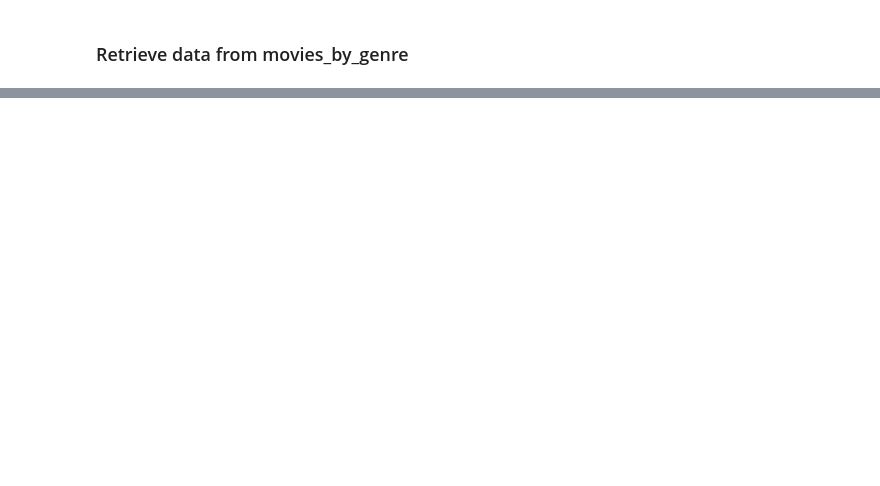
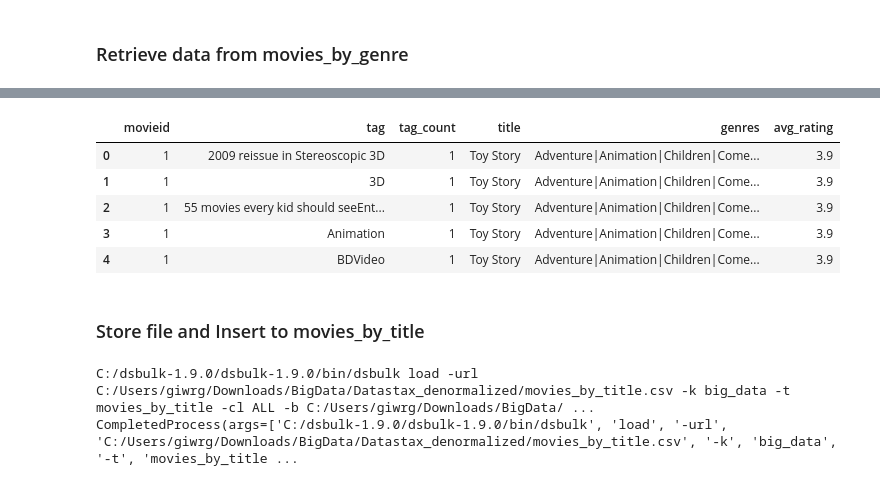
Before and after one commit to gkontogiannhs/Big-Data-Cassandra-Python, a Jupyter notebook: cassandra.ipynb, the cells around one changed output, grey strips where cells are left out. Drawn from its saved outputs; the diff is of its cells as text; code cells hidden in the pictures; blank space fills up the shorter version.

Commit message:
dsbulk script

```diff
--- a/cassandra.ipynb
+++ b/cassandra.ipynb
@@ -241,0 +253,7 @@ Title: Macao  Rating: 3.8 Release Date: 1952
+# %%
+tags = read_csv(mypath+'archive/tag.csv', usecols=['movieId', 'tag'])
+tags = tags.rename(columns={'movieId':'movieid'})
+tags['tag'].replace(r'[^\w\s]','',regex=True, inplace = True)
+tags = tags[tags['tag'].str.len() > 1]
+
+tags.head()
@@ -241,0 +262,4 @@ Title: Macao  Rating: 3.8 Release Date: 1952
+# %%
+movies_by_title = merge(left=tags, right=movies.loc[:, 'movieid':'genres'], left_on='movieid', right_on='movieid')
+print(movies_by_title.shape)
+movies_by_title.head()
@@ -241,0 +274,22 @@ Title: Macao  Rating: 3.8 Release Date: 1952
+# %%
+movies_by_title = movies_by_title.groupby(by=['movieid', 'tag'])['tag'].count().reset_index(name='tag_count')
+movies_by_title = merge(left=movies_by_title, right=movies.loc[:, 'movieid':'genres'], left_on='movieid', right_on='movieid')
+movie_info_by_title = merge(left=movies_by_title, right=avgs, left_on='movieid', right_on='movieid')
+print(movie_info_by_title.shape)
+movie_info_by_title.head()
+# %% [output]
+|  | movieid | tag | tag_count | title | genres | avg_rating |
+| 0 | 1 | 2009 reissue in Stereoscopic 3D | 1 | Toy Story | Adventure|Animation|Children|Come... | 3.9 |
+| 1 | 1 | 3D | 1 | Toy Story | Adventure|Animation|Children|Come... | 3.9 |
+| 2 | 1 | 55 movies every kid should seeEnt... | 1 | Toy Story | Adventure|Animation|Children|Come... | 3.9 |
+| 3 | 1 | Animation | 1 | Toy Story | Adventure|Animation|Children|Come... | 3.9 |
+| 4 | 1 | BDVideo | 1 | Toy Story | Adventure|Animation|Children|Come... | 3.9 |
+# %% [markdown]
+### Store file and Insert to movies_by_title
+# %%
+# store to csv
+movie_info_by_title.to_csv(deromalized_path + 'movie_info_by_title.csv', index=0)
+upload_data_to_cassandra(keyspace, 'movie_info_by_title', 'movie_info_by_title.csv', client_id, client_secret)
+# %% [output]
+C:/dsbulk-1.9.0/dsbulk-1.9.0/bin/dsbulk load -url C:/Users/giwrg/Downloads/BigData/Datastax_denormalized/movies_by_title.csv -k big_data -t movies_by_title -cl ALL -b C:/Users/giwrg/Downloads/BigData/ ...
+CompletedProcess(args=['C:/dsbulk-1.9.0/dsbulk-1.9.0/bin/dsbulk', 'load', '-url', 'C:/Users/giwrg/Downloads/BigData/Datastax_denormalized/movies_by_title.csv', '-k', 'big_data', '-t', 'movies_by_title ...
```
Also changed, not shown: parts of 51 cells of this notebook.
